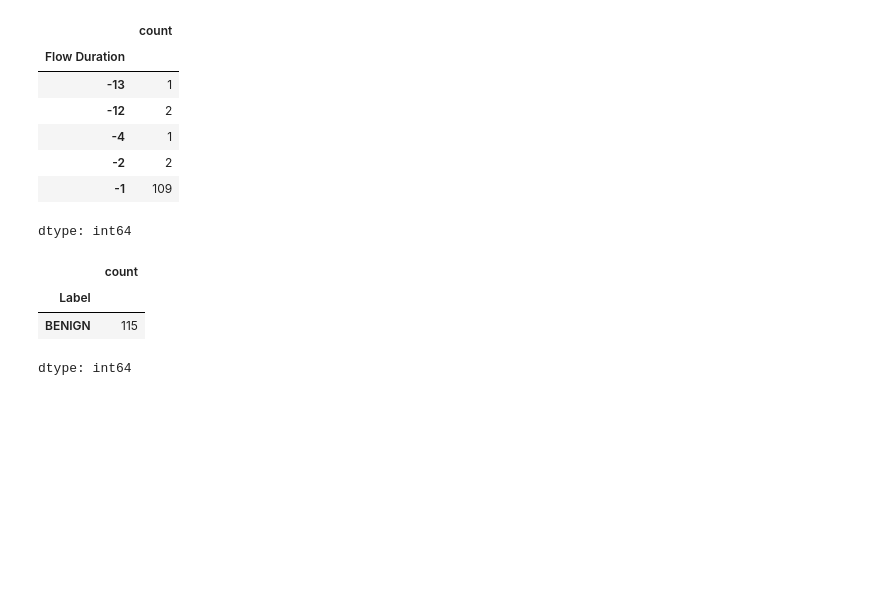
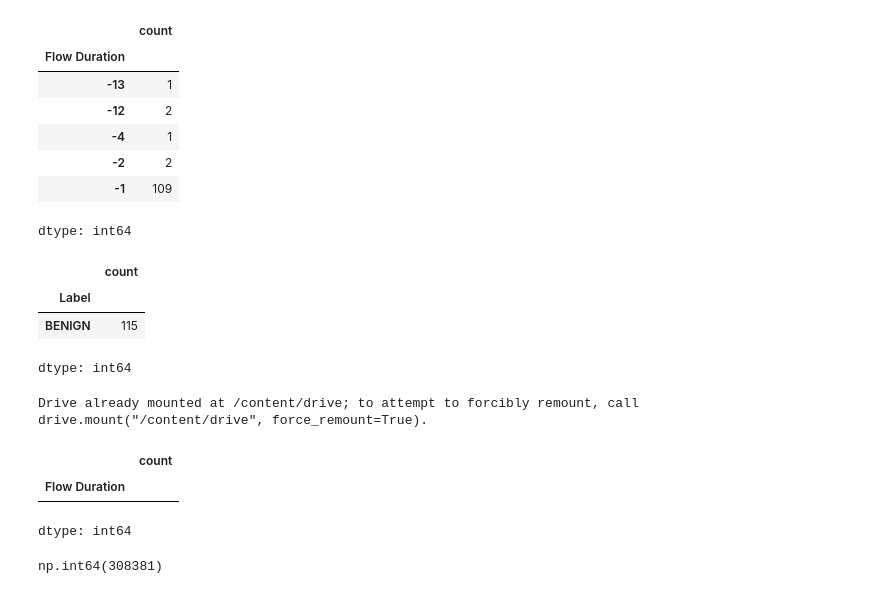
Before and after one commit to rajabhi906856-arch/ml-project, a Jupyter notebook: network_intrusion_detection_system.ipynb, the cells around one changed output. Saved outputs shown, nothing was run; the diff lists cells and outputs as text; code cells hidden in the pictures; blank space fills up the shorter version.

```diff
--- a/network_intrusion_detection_system.ipynb
+++ b/network_intrusion_detection_system.ipynb
@@ -397,3 +387,9 @@ df[df['Flow Duration'] < 0]['Label'].value_counts()
 | Label |  |
 | BENIGN | 115 |
 dtype: int64
+# %%
+from google.colab import drive
+
+drive.mount('/content/drive')
+# %% [output]
+Drive already mounted at /content/drive; to attempt to forcibly remount, call drive.mount("/content/drive", force_remount=True).
@@ -399,0 +402,12 @@ dtype: int64
+# %%
+df = df[df['Flow Duration'] >= 0].copy()
+# %%
+df.loc[df['Flow Duration'] < 0, 'Flow Duration'].value_counts().sort_index()
+# %% [output]
+|  | count |
+| Flow Duration |  |
+dtype: int64
+# %%
+df.duplicated().sum()
+# %% [output]
+np.int64(308381)
```
Also changed, not shown: parts of 9 cells of this notebook.
